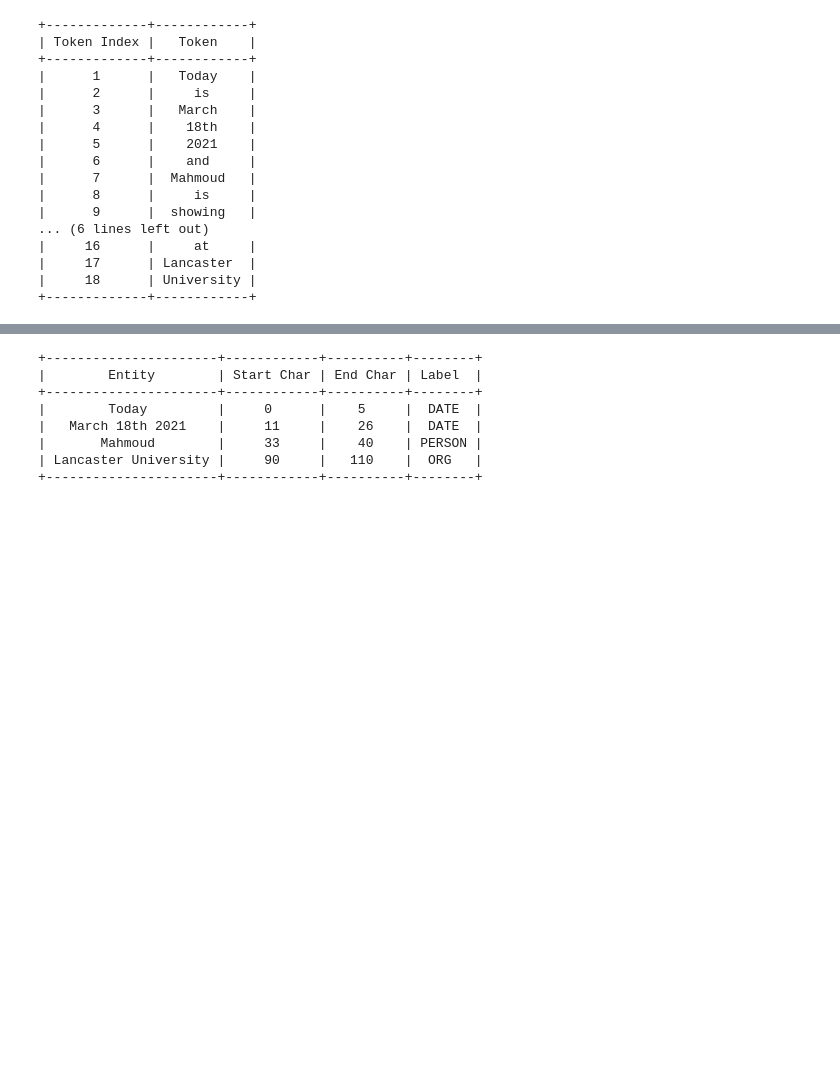
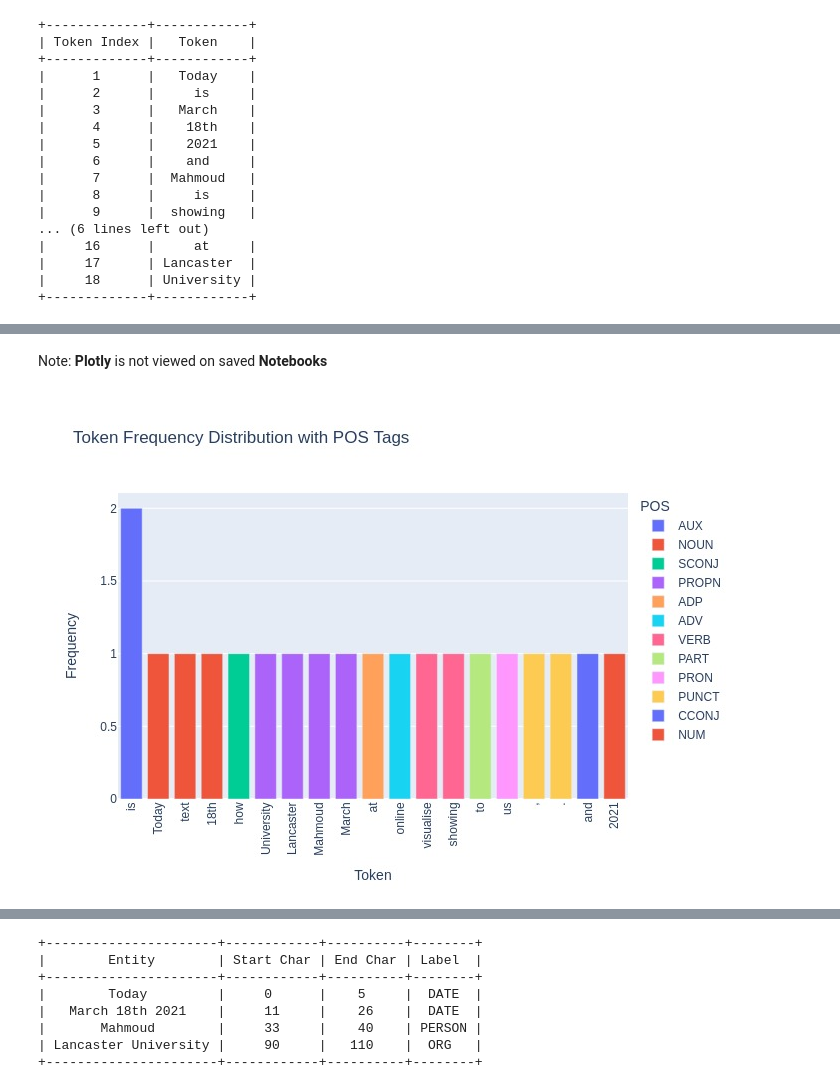
Before and after one commit to hannaschmueck/Session1_Visualisation_and_Summarisation, a Jupyter notebook: NoteBooks/1_Visualisation_SpaCy_Tutorial.ipynb, the cells around one changed output, grey strips where cells are left out. Cells and saved outputs as stored; diff of their text form; code cells hidden in the pictures; blank space fills up the shorter version.

```diff
--- a/NoteBooks/1_Visualisation_SpaCy_Tutorial.ipynb
+++ b/NoteBooks/1_Visualisation_SpaCy_Tutorial.ipynb
@@ -289,0 +427,9 @@ The output from the above code cell provides us with visual insights as describe
+# %% [markdown]
+Note: **Plotly** is not viewed on saved **Notebooks**
+# %%
+from IPython.display import Image, display
+plotly_filename = f'./plots/plotly_Spacy_Frequency.jpeg'
+# Display the image in the notebook
+display(Image(plotly_filename))
+# %% [output]
+[figure, added]
```
Also changed, not shown: parts of 105 cells of this notebook.
